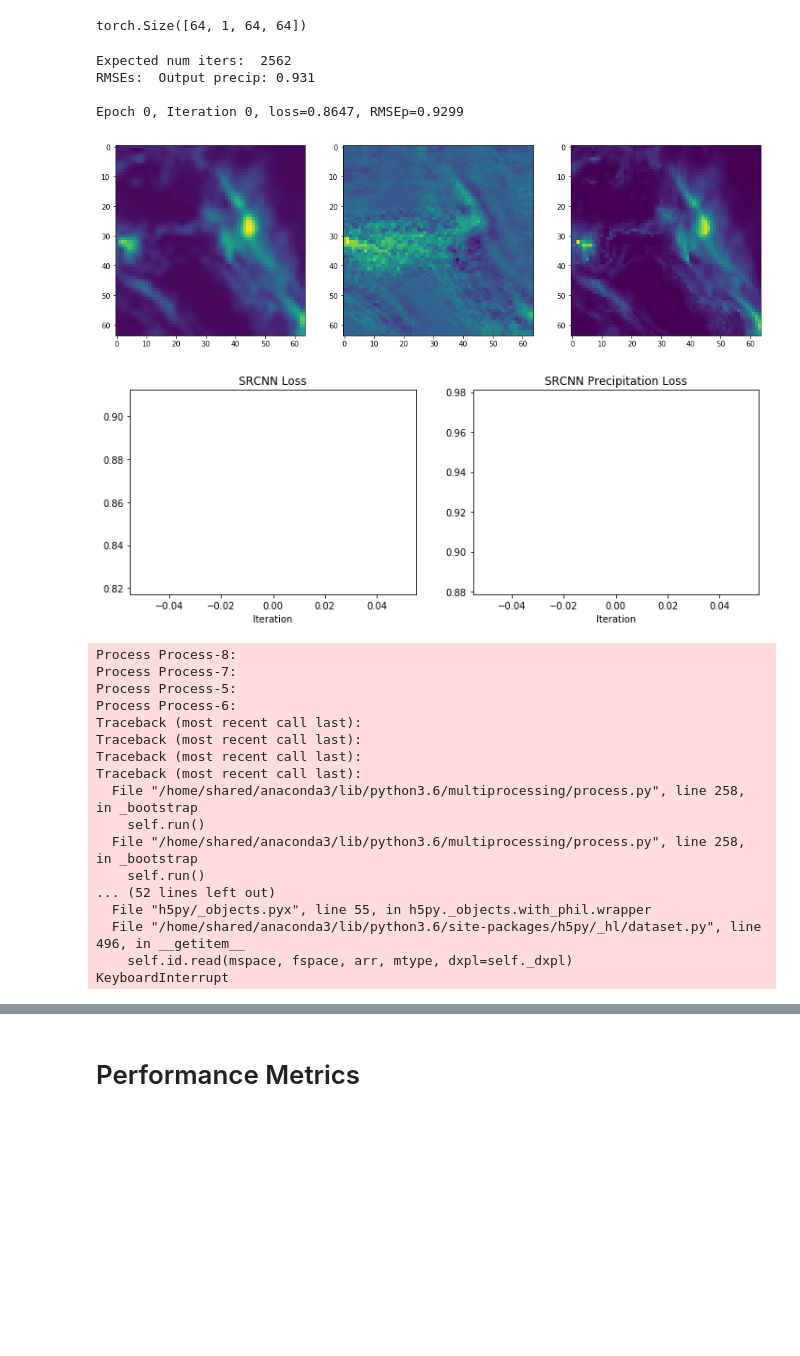
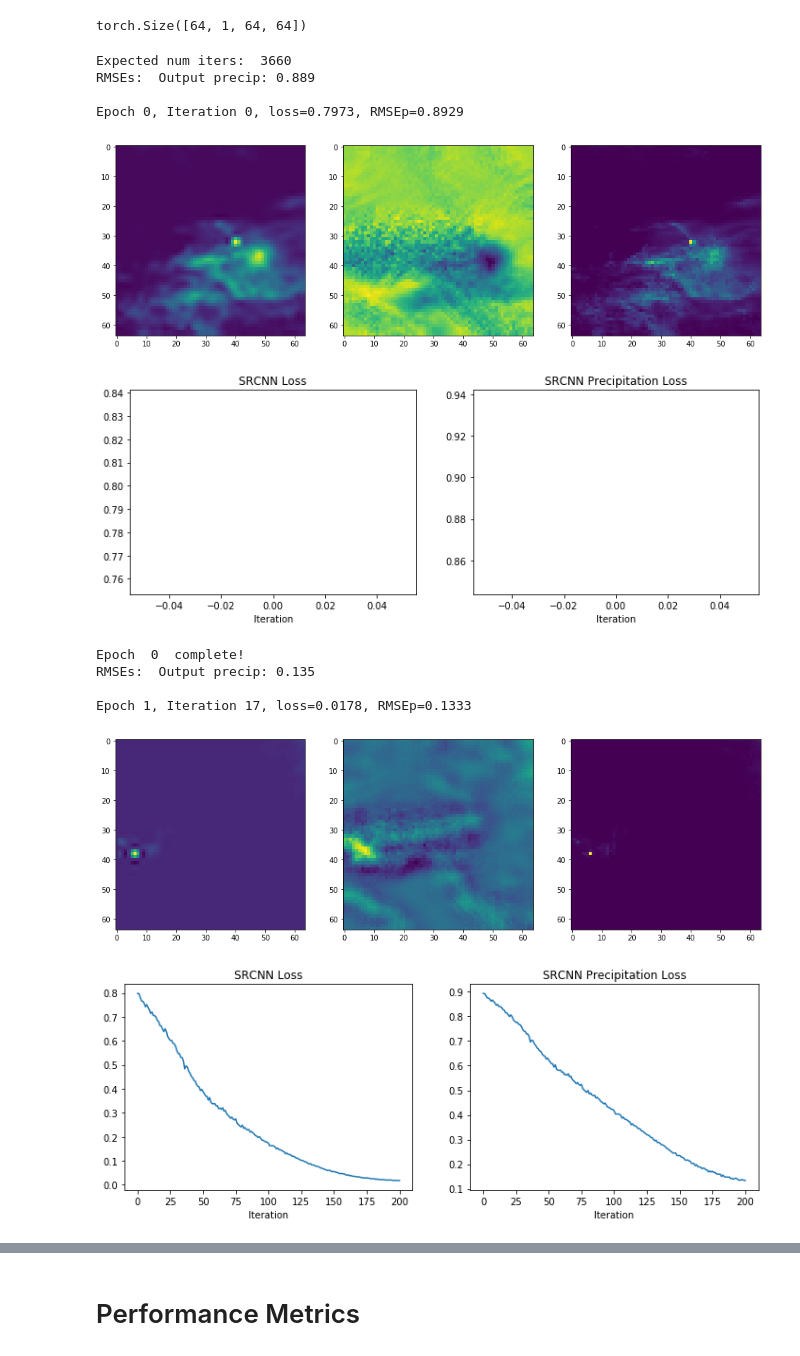
Before and after one commit to mantariksh/231n_downscaling, a Jupyter notebook: SRCNN_precip.ipynb, the cells around one changed output, grey strips where cells are left out. Saved outputs shown, nothing was run; the diff lists cells and outputs as text; code cells hidden in the pictures; blank space fills up the shorter version.

Commit message:
SRCNN full stats complete

```diff
--- a/SRCNN_precip.ipynb
+++ b/SRCNN_precip.ipynb
@@ -295,7 +295,7 @@ def plot_loss(train_loss, rmse_precip):
 save_img_every = 500
 val_every = 200
 print_every = 200
-exp_name = 'experiments/train_SRCNN_preciponly_lr1e-4_06_06'
+exp_name = 'experiments/train_SRCNN_preciponly_lr1e-4_06_07_20epoch'
 writer = SummaryWriter(exp_name)
 ################## LOGGING-END ###########################
 # %%
@@ -330,7 +330,7 @@ def train_it(optimizer, model, num_epochs=1):
                 loss_total = 0
                 rmse_precip_val = check_accuracy(loader_val, model)
                 if rmse_precip_val < best_rmse_precip_val:
-                    torch.save(model.cpu().state_dict(), 'training_SRCNN_06_06_preciponly_best_precip.pt')
+                    torch.save(model.cpu().state_dict(), 'training_SRCNN_06_07_preciponly_best_precip.pt')
                     model = model.to(device=device)
                     best_rmse_precip_val = rmse_precip_val
 
@@ -356,7 +356,7 @@ def train_it(optimizer, model, num_epochs=1):
             iter_count += 1
 
             del x, y, loss
-        torch.save(model.cpu().state_dict(), 'training_SRCNN_06_06_preciponly_checkpoint.pt')
+        torch.save(model.cpu().state_dict(), 'training_SRCNN_06_07_preciponly_checkpoint.pt')
         model = model.to(device=device)
         print('Epoch ', e, ' complete!')
 # %%
@@ -414,34 +414,22 @@ def check_accuracy(loader, model):
 # %%
 learning_rate = 1e-4
 
-epochs = 14
+epochs = 20
 
 #check_baseline_accuracy(loader_val)
 model = SRCNN(NUM_CHANNELS_IN, NUM_CHANNELS_OUT, 64)
-#model.load_state_dict(torch.load('training_SRCNN_06_05_preciponly_checkpoint.pt'))
 optimizer = optim.Adam(model.parameters(), lr=learning_rate)
 train_it(optimizer, model, num_epochs=epochs)
 # %% [output]
-Expected num iters:  2562
-RMSEs:  Output precip: 0.931
+Expected num iters:  3660
+RMSEs:  Output precip: 0.889
 
-Epoch 0, Iteration 0, loss=0.8647, RMSEp=0.9299
+Epoch 0, Iteration 0, loss=0.7973, RMSEp=0.8929
-[figure, old version]
+[figure, new version]
-[figure, old version]
+[figure, new version]
-Process Process-8:
-Process Process-7:
-Process Process-5:
-Process Process-6:
-Traceback (most recent call last):
-Traceback (most recent call last):
-Traceback (most recent call last):
-Traceback (most recent call last):
-  File "/home/shared/anaconda3/lib/python3.6/multiprocessing/process.py", line 258, in _bootstrap
-    self.run()
-  File "/home/shared/anaconda3/lib/python3.6/multiprocessing/process.py", line 258, in _bootstrap
-    self.run()
-... (52 lines left out)
-  File "h5py/_objects.pyx", line 55, in h5py._objects.with_phil.wrapper
-  File "/home/shared/anaconda3/lib/python3.6/site-packages/h5py/_hl/dataset.py", line 496, in __getitem__
-    self.id.read(mspace, fspace, arr, mtype, dxpl=self._dxpl)
-KeyboardInterrupt
+Epoch  0  complete!
+RMSEs:  Output precip: 0.135
+
+Epoch 1, Iteration 17, loss=0.0178, RMSEp=0.1333
+[figure, added]
+[figure, added]
```
Also changed, not shown: parts of 5 cells of this notebook, 3 other files.
